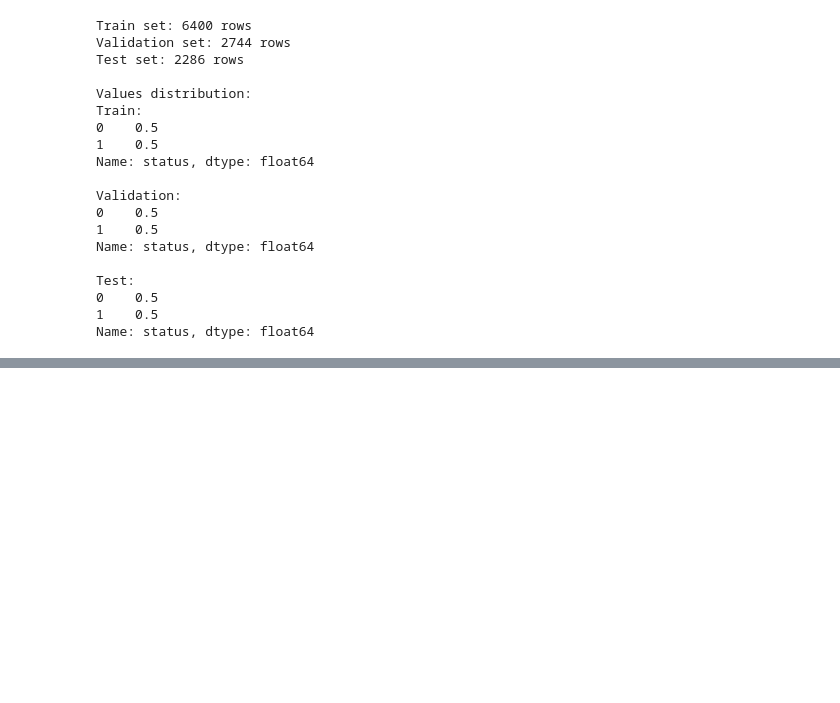
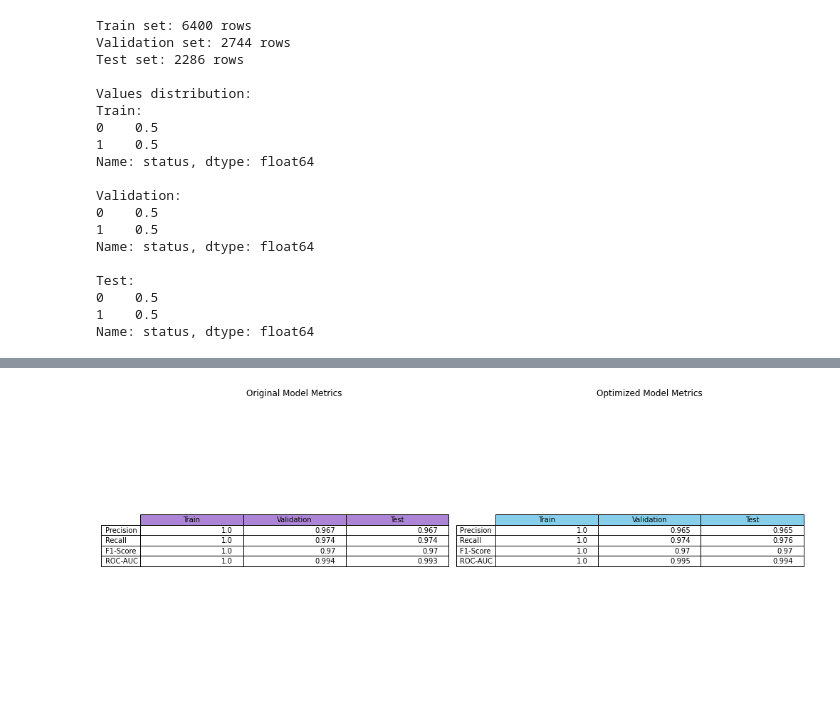
Before and after one commit to marielsgtzz/IsItPhishing, a Jupyter notebook: isItPhishing.ipynb, the cells around one changed output, grey strips where cells are left out. Cells and saved outputs as stored; diff of their text form; code cells hidden in the pictures; blank space fills up the shorter version.

```diff
--- a/isItPhishing.ipynb
+++ b/isItPhishing.ipynb
@@ -110,0 +342,52 @@ Name: status, dtype: float64
+# %%
+metrics = ["Precision", "Recall", "F1-Score", "ROC-AUC"]
+
+originalMetrics = {
+    "Train": [precisionTrainOriginal, recallTrainOriginal, f1TrainOriginal, rocAucTrainOriginal],
+    "Validation": [precisionValOriginal, recallValOriginal, f1ValOriginal, rocAucValOriginal],
+    "Test": [precisionTestOriginal, recallTestOriginal, f1TestOriginal, rocAucTestOriginal]
+}
+
+optimizedMetrics = {
+    "Train": [precisionTrainOptimized, recallTrainOptimized, f1TrainOptimized, rocAucTrainOptimized],
+    "Validation": [precisionValOptimized, recallValOptimized, f1ValOptimized, rocAucValOptimized],
+    "Test": [precisionTestOptimized, recallTestOptimized, f1TestOptimized, rocAucTestOptimized]
+}
+
+originalDF = pd.DataFrame(originalMetrics, index=metrics)
+optimizedDF = pd.DataFrame(optimizedMetrics, index=metrics)
+
+# Plotting tables next to each other
+fig, ax = plt.subplots(1, 2, figsize=(14, 6))
+
+# Table for Original Model
+lightPurple = (0.6, 0.4, 0.8, 0.8)
+
+ax[0].axis("tight")
+ax[0].axis("off")
+ax[0].table(
+    cellText=originalDF.values.round(3),  # Round to 3 decimal places for clarity
+    colLabels=originalDF.columns,
+    rowLabels=originalDF.index,
+    loc="center",
+    colColours=[lightPurple] * 3,  # Use light blue for columns
+)
+ax[0].set_title("Original Model Metrics")
+
+# Table for Optimized Model
+ax[1].axis("tight")
+ax[1].axis("off")
+ax[1].table(
+    cellText=optimizedDF.values.round(3),  # Round to 3 decimal places for clarity
+    colLabels=optimizedDF.columns,
+    rowLabels=optimizedDF.index,
+    loc="center",
+    colColours=["skyblue"] * 3,  # Use light green for columns
+)
+ax[1].set_title("Optimized Model Metrics")
+
+# Adjust layout and display
+plt.tight_layout()
+plt.show()
+# %% [output]
+[figure, added]
```
Also changed, not shown: parts of 17 cells of this notebook, 2 other files.
